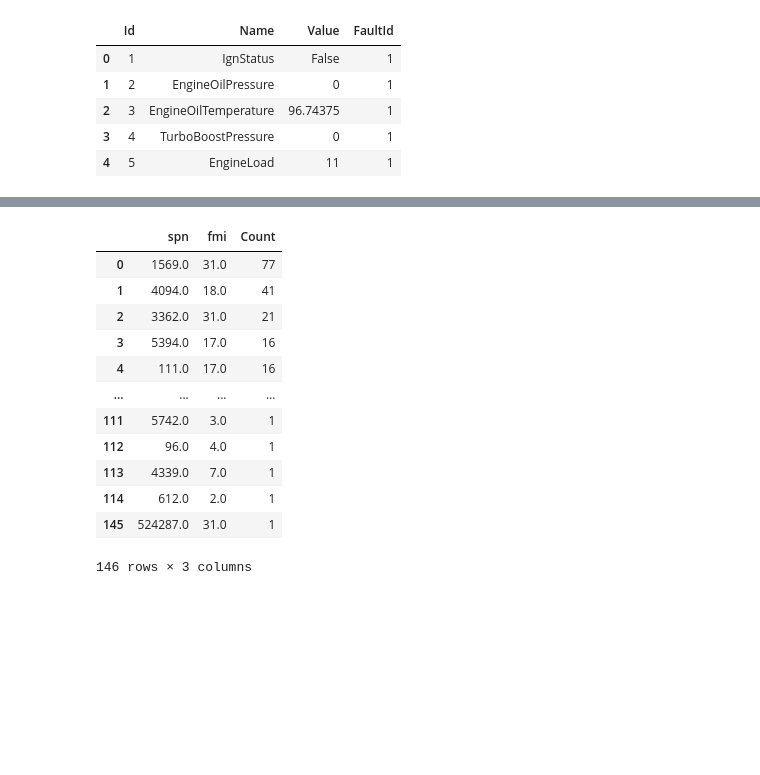
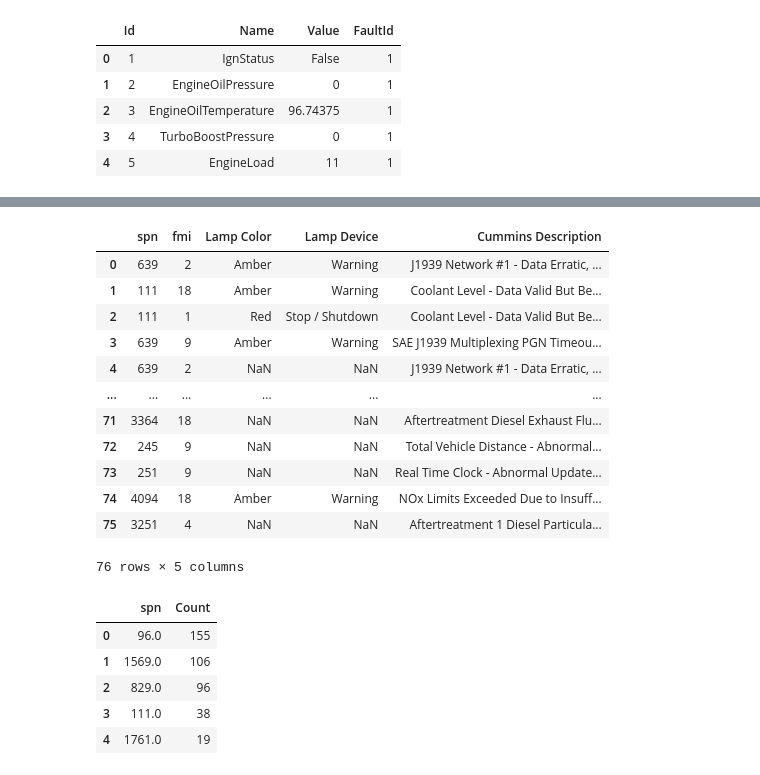
Before and after one commit to nss-data-science-cohort-8/big-g-volvo, a Jupyter notebook: notebooks/Big-G-Express-nitin-2.ipynb, the cells around one changed output, grey strips where cells are left out. Drawn from its saved outputs; the diff is of its cells as text; code cells hidden in the pictures; blank space fills up the shorter version.

Commit message:
Started working on finding spn

```diff
--- a/notebooks/Big-G-Express-nitin-2.ipynb
+++ b/notebooks/Big-G-Express-nitin-2.ipynb
@@ -17,7 +17,7 @@ faults[(faults['spn'] == 5246)]['fmi'].unique()
 # %% [output]
 array([ 0, 15, 16, 19, 14], dtype=int64)
 # %%
-#removed rows from certina long and latititue . Lets go with 2 kms using haverson.
+#removed rows from certina long and latititue . Lets go with 80 kms using haverson.
 # Locations to drop around
 drop_locations = [
     (36.0666667, -86.4347222),
@@ -42,7 +42,7 @@ def haversine(lon1, lat1, lon2, lat2):
     return c * r
 
 # Mark rows to drop
-radius_km = 100
+radius_km = 80 #50 miles radius
 def is_near_any(row, locations, radius):
     for lat, lon in locations:
         if haversine(row['Latitude'], row['Longitude'], lat, lon) <= radius:
@@ -209,7 +171,7 @@ for truck_id, truck_df in temp_sort_df.groupby('EquipmentID'):
 
     for i, current_hit_time in enumerate(hits_5246):
         # Window: last 24 hours including current hit
-        window_start = current_hit_time - pd.Timedelta(hours=8)
+        window_start = current_hit_time - pd.Timedelta(hours=14)
 
         # Find if any previous 5246 in that window
         previous_5246 = hits_5246[hits_5246 < current_hit_time]
@@ -233,7 +195,7 @@ for truck_id, truck_df in temp_sort_df.groupby('EquipmentID'):
         # Sort by Time just to be safe
         window_df = window_df.sort_values('EventTimeStamp')
 
-        # De-duplication: Check (Code, Latitude, Longitude) against ALL previous
+        # De-duplication: Check (spn, Latitude, Longitude) against ALL previous
         seen = set()
         deduped_rows = []
 
@@ -319,0 +321,18 @@ summary_df
+# %%
+# Only keep codes that happened BEFORE 5246 (not after)
+early_warnings = final_df[(final_df['spn'] != 5246) & (final_df['Hours_Before_5246'] >= 2) & (final_df['Hours_Before_5246'] <= 14)]
+
+# Group by Code
+early_indicator_stats = early_warnings.groupby('spn').agg(
+    avg_hours_before_5246=('Hours_Before_5246', 'mean'),
+    count_occurrences=('Hours_Before_5246', 'count')
+).reset_index()
+
+# Sort to find best early indicators:
+# First by count (descending), then by avg_hours (descending)
+early_indicator_stats = early_indicator_stats.sort_values(
+    by=['avg_hours_before_5246','count_occurrences'],
+    ascending=[False, False]
+)
+
+early_indicator_stats.head()
@@ -320,16 +441,27 @@ summary_df
+# %%
+sfc2 = sfc2.merge(spn_fmi_df, how='inner', on=['spn','fmi'])
+sfc2.to_csv('spnfmi.csv', index=False)
+sfc2
+# %% [output]
+|  | spn | fmi | Lamp Color | Lamp Device | Cummins Description |
+| 0 | 639 | 2 | Amber | Warning | J1939 Network #1 - Data Erratic, ... |
+| 1 | 111 | 18 | Amber | Warning | Coolant Level - Data Valid But Be... |
+| 2 | 111 | 1 | Red | Stop / Shutdown | Coolant Level - Data Valid But Be... |
+| 3 | 639 | 9 | Amber | Warning | SAE J1939 Multiplexing PGN Timeou... |
+| 4 | 639 | 2 | NaN | NaN | J1939 Network #1 - Data Erratic, ... |
+| ... | ... | ... | ... | ... | ... |
+| 71 | 3364 | 18 | NaN | NaN | Aftertreatment Diesel Exhaust Flu... |
+| 72 | 245 | 9 | NaN | NaN | Total Vehicle Distance - Abnormal... |
+| 73 | 251 | 9 | NaN | NaN | Real Time Clock - Abnormal Update... |
+| 74 | 4094 | 18 | Amber | Warning | NOx Limits Exceeded Due to Insuff... |
+| 75 | 3251 | 4 | NaN | NaN | Aftertreatment 1 Diesel Particula... |
+76 rows × 5 columns
 # %%
-summary_df[(summary_df['spn'] != 5246)][['spn','fmi']].value_counts().reset_index(name='Count').rename(columns={'index': 'spn'}).sort_values(by='Count', ascending=False)
+early_warnings[(early_warnings['spn'] != 5246)][['spn']].value_counts().reset_index(name='Count').rename(columns={'index': 'spn'}).sort_values(by='Count', ascending=False).head()
 # %% [output]
-|  | spn | fmi | Count |
-| 0 | 1569.0 | 31.0 | 77 |
-| 1 | 4094.0 | 18.0 | 41 |
-| 2 | 3362.0 | 31.0 | 21 |
-| 3 | 5394.0 | 17.0 | 16 |
-| 4 | 111.0 | 17.0 | 16 |
-| ... | ... | ... | ... |
-| 111 | 5742.0 | 3.0 | 1 |
-| 112 | 96.0 | 4.0 | 1 |
-| 113 | 4339.0 | 7.0 | 1 |
-| 114 | 612.0 | 2.0 | 1 |
-| 145 | 524287.0 | 31.0 | 1 |
+|  | spn | Count |
+| 0 | 96.0 | 155 |
+| 1 | 1569.0 | 106 |
+| 2 | 829.0 | 96 |
+| 3 | 111.0 | 38 |
+| 4 | 1761.0 | 19 |
-146 rows × 3 columns
```
Also changed, not shown: parts of 39 cells of this notebook.
